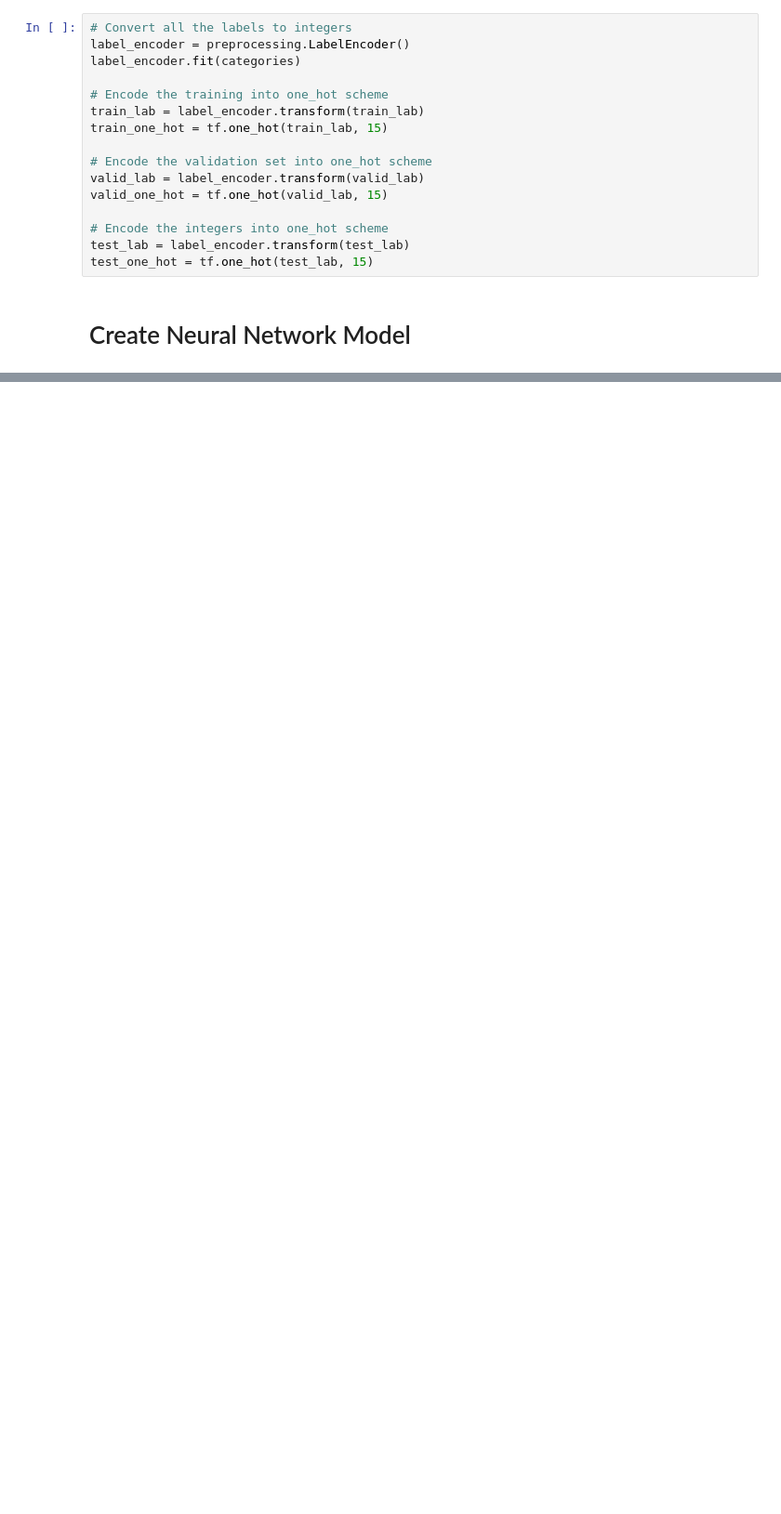
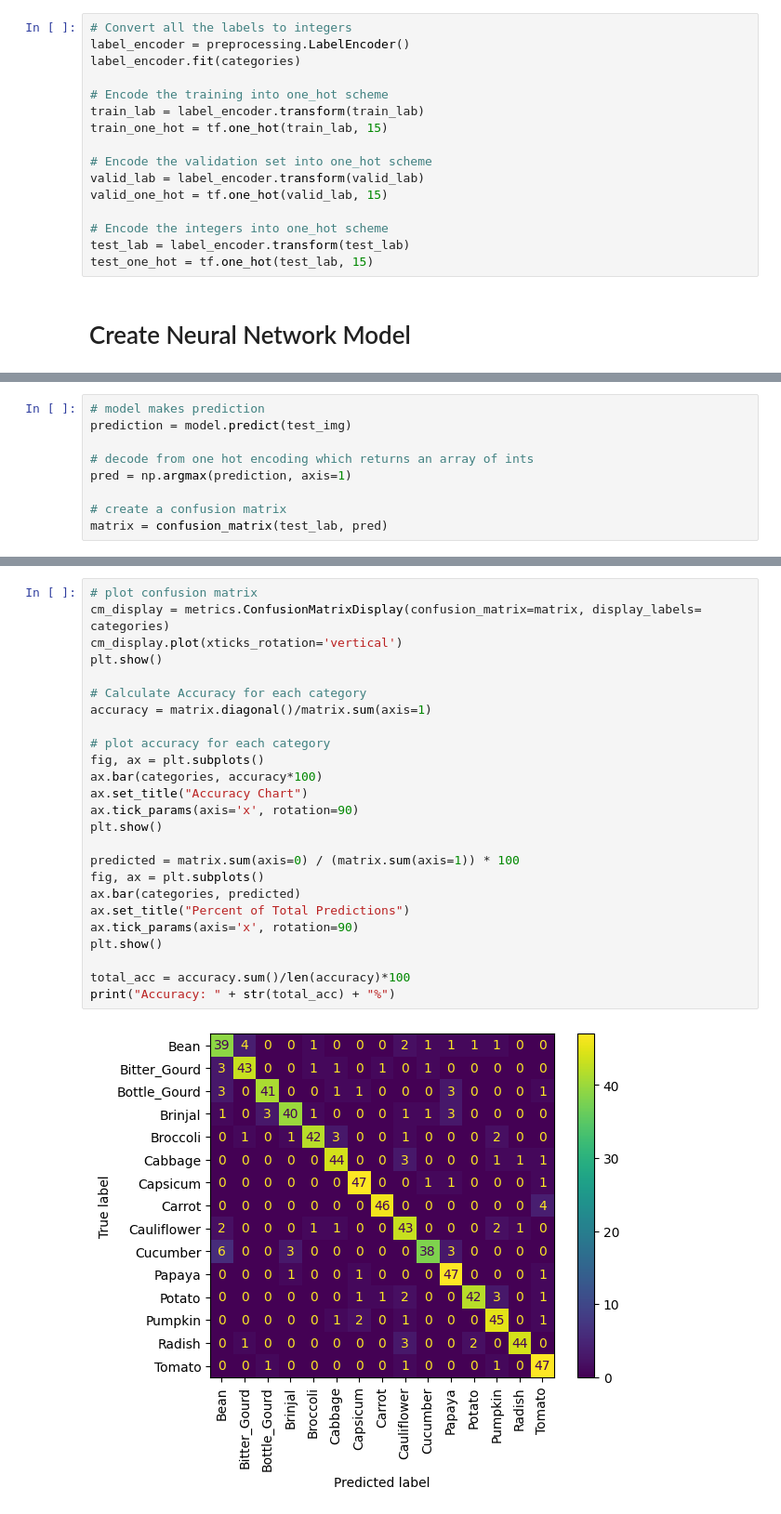
Before and after one commit to AhmadJanjua/Vegetable_Classifier, a Jupyter notebook: Veggie_CNN.ipynb, the cells around one changed output, grey strips where cells are left out. Shown at 93% size. Drawn from its saved outputs; the diff is of its cells as text; blank space fills up the shorter version.

```diff
--- a/Veggie_CNN.ipynb
+++ b/Veggie_CNN.ipynb
@@ -223,0 +234,9 @@ fig.tight_layout()
+# %%
+# model makes prediction
+prediction = model.predict(test_img)
+
+# decode from one hot encoding which returns an array of ints
+pred = np.argmax(prediction, axis=1)
+
+# create a confusion matrix
+matrix = confusion_matrix(test_lab, pred)
@@ -223,0 +247,27 @@ fig.tight_layout()
+# %%
+# plot confusion matrix
+cm_display = metrics.ConfusionMatrixDisplay(confusion_matrix=matrix, display_labels= categories)
+cm_display.plot(xticks_rotation='vertical')
+plt.show()
+
+# Calculate Accuracy for each category
+accuracy = matrix.diagonal()/matrix.sum(axis=1)
+
+# plot accuracy for each category
+fig, ax = plt.subplots()
+ax.bar(categories, accuracy*100)
+ax.set_title("Accuracy Chart")
+ax.tick_params(axis='x', rotation=90)
+plt.show()
+
+predicted = matrix.sum(axis=0) / (matrix.sum(axis=1)) * 100
+fig, ax = plt.subplots()
+ax.bar(categories, predicted)
+ax.set_title("Percent of Total Predictions")
+ax.tick_params(axis='x', rotation=90)
+plt.show()
+
+total_acc = accuracy.sum()/len(accuracy)*100
+print("Accuracy: " + str(total_acc) + "%")
+# %% [output]
+[figure, added]
```
Also changed, not shown: parts of 24 cells of this notebook, 8 other files.
